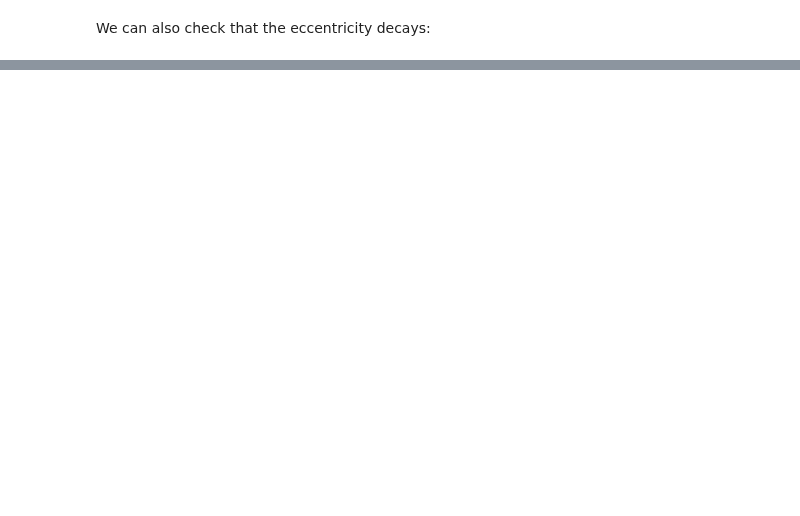
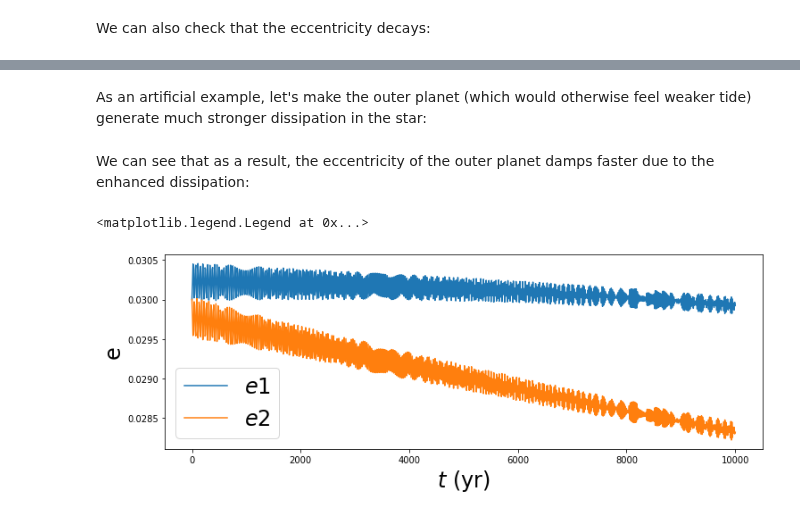
Before and after one commit to dtamayo/reboundx, a Jupyter notebook: ipython_examples/TidesConstantTimeLag.ipynb, the cells around one changed output, grey strips where cells are left out. Drawn from its saved outputs; the diff is of its cells as text; code cells hidden in the pictures; blank space fills up the shorter version.

Commit message:
allow for independent stellar time lags for different planets
Former-commit-id: 821b1c80905f9d6dbfbfaeff2cce27a120870256

```diff
--- a/ipython_examples/TidesConstantTimeLag.ipynb
+++ b/ipython_examples/TidesConstantTimeLag.ipynb
@@ -118,0 +137,36 @@ ax.legend(fontsize=24, loc='best')
+# %%
+sim, rebx, tides = getsim()
+sim.add(m=3.e-6, a=1.3, e=0.03) # Earth)
+
+ps = sim.particles
+ps[0].r = 0.85 # AU
+ps[0].params["tctl_k1"] = 0.03
+ps[0].params["Omega"] = 0 # explicitly set to 0 (would be 0 by default)
+# %% [markdown]
+As an artificial example, let's make the outer planet (which would otherwise feel weaker tide) generate much stronger dissipation in the star:
+# %%
+ps[1].params["tctl_primary_tau"] = 0.01 # time lag for the STAR, generated by the planet
+ps[2].params["tctl_primary_tau"] = 1    # time lag for the STAR, generated by the planet
+# %%
+tmax = 1e4
+Nout=1000
+
+e1, e2 = np.zeros(Nout), np.zeros(Nout)
+times = np.linspace(0,tmax,Nout)
+
+for i, time in enumerate(times):
+    sim.integrate(time)
+    e1[i] = ps[1].e
+    e2[i] = ps[2].e
+# %% [markdown]
+We can see that as a result, the eccentricity of the outer planet damps faster due to the enhanced dissipation:
+# %%
+fig, ax = plt.subplots(figsize=(12,4))
+ax.plot(times, e1, label='$e1$')
+ax.plot(times, e2, label='$e2$')
+ax.set_xlabel('$t$ (yr)', fontsize=24)
+ax.set_ylabel('e', fontsize=24)
+ax.legend(fontsize=24, loc='best')
+# %% [output]
+<matplotlib.legend.Legend at 0x...>
+[figure, added]
```
Also changed, not shown: parts of 10 cells of this notebook, 2 other files.
